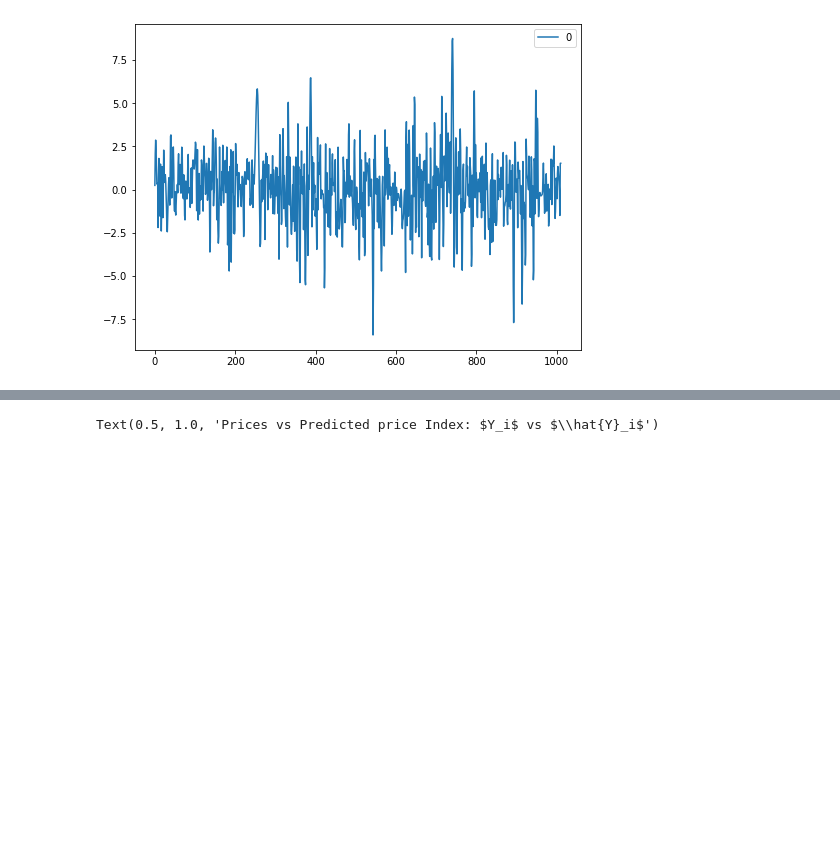
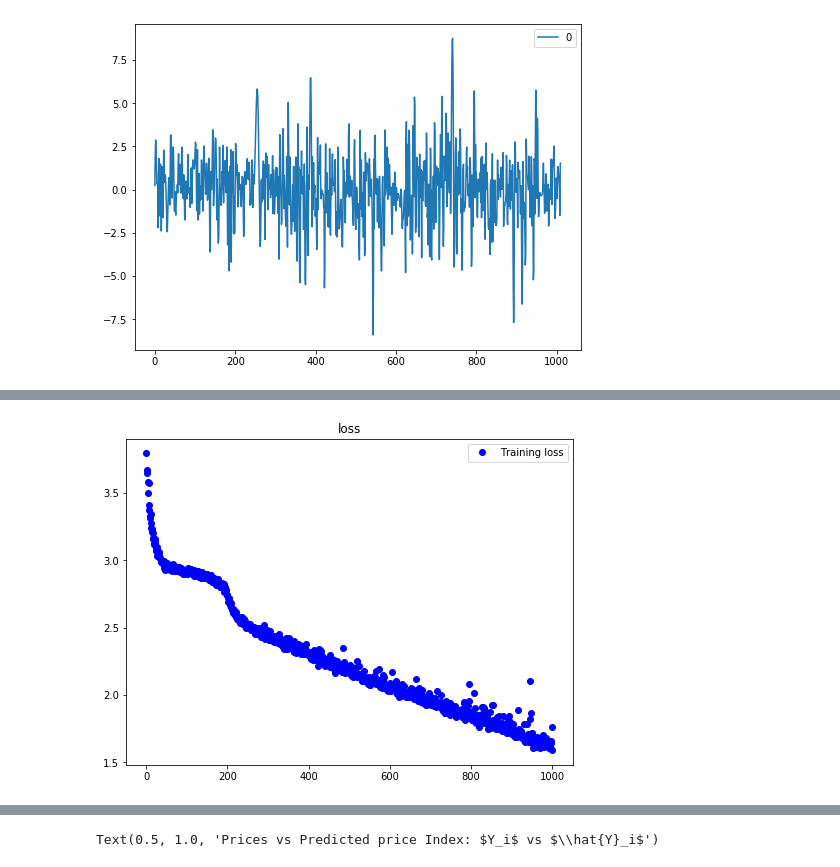
Before and after one commit to mokpolar/KRX_semiconductor_index_prediction, a Jupyter notebook: new_keras_time_series_modeling_20200305.ipynb, the cells around one changed output, grey strips where cells are left out. Cells and saved outputs as stored; diff of their text form; code cells hidden in the pictures; blank space fills up the shorter version.

```diff
--- a/new_keras_time_series_modeling_20200305.ipynb
+++ b/new_keras_time_series_modeling_20200305.ipynb
@@ -529,3 +634,26 @@ pd.DataFrame(y_pred).plot()
+# %%
+#mse = h.history['mse']
+#val_mse = h.history['val_mse']
+loss = h.history['loss']
+#val_loss = h.history['val_loss']
+
+epochs = range(1, len(loss) + 1)
+
+#plt.plot(epochs, mse, 'bo', label = 'Training mse')
+#plt.plot(epohcs, val_mse, 'b', label = 'Validation mse')
+#plt.title('mse')
+#plt.legend()
+
+plt.figure()
+
+plt.plot(epochs, loss, 'bo', label = 'Training loss')
+#plt.plot(epohcs, val_mse, 'b', label = 'Validation loss')
+plt.title('loss')
+plt.legend()
+
+plt.show()
+# %% [output]
+[figure, added]
 # %%
 a_axis = np.arange(0, len(y_train))
 b_axis = np.arange(len(y_train), len(y_train) + len(y_pred))
```
Also changed, not shown: parts of 13 cells of this notebook, 6 other files.
